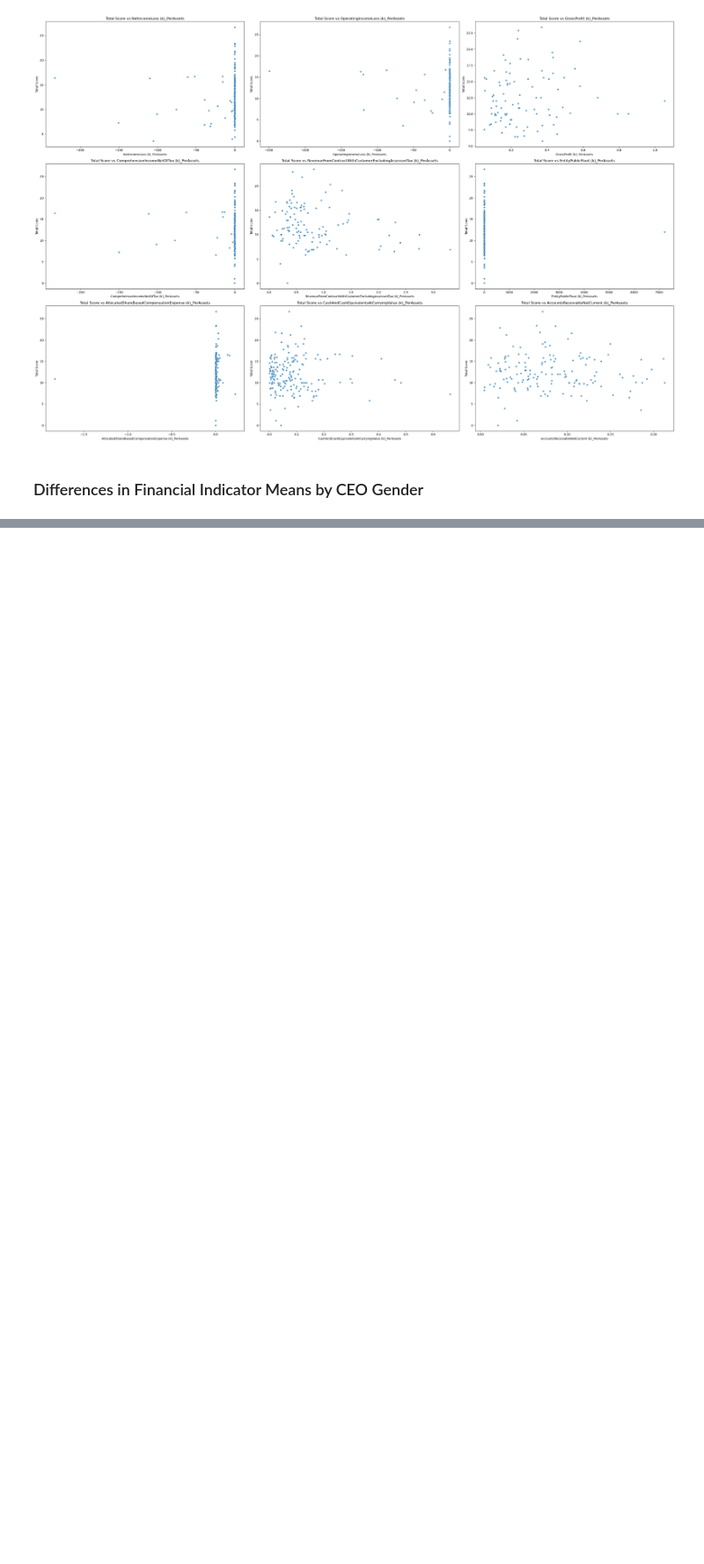
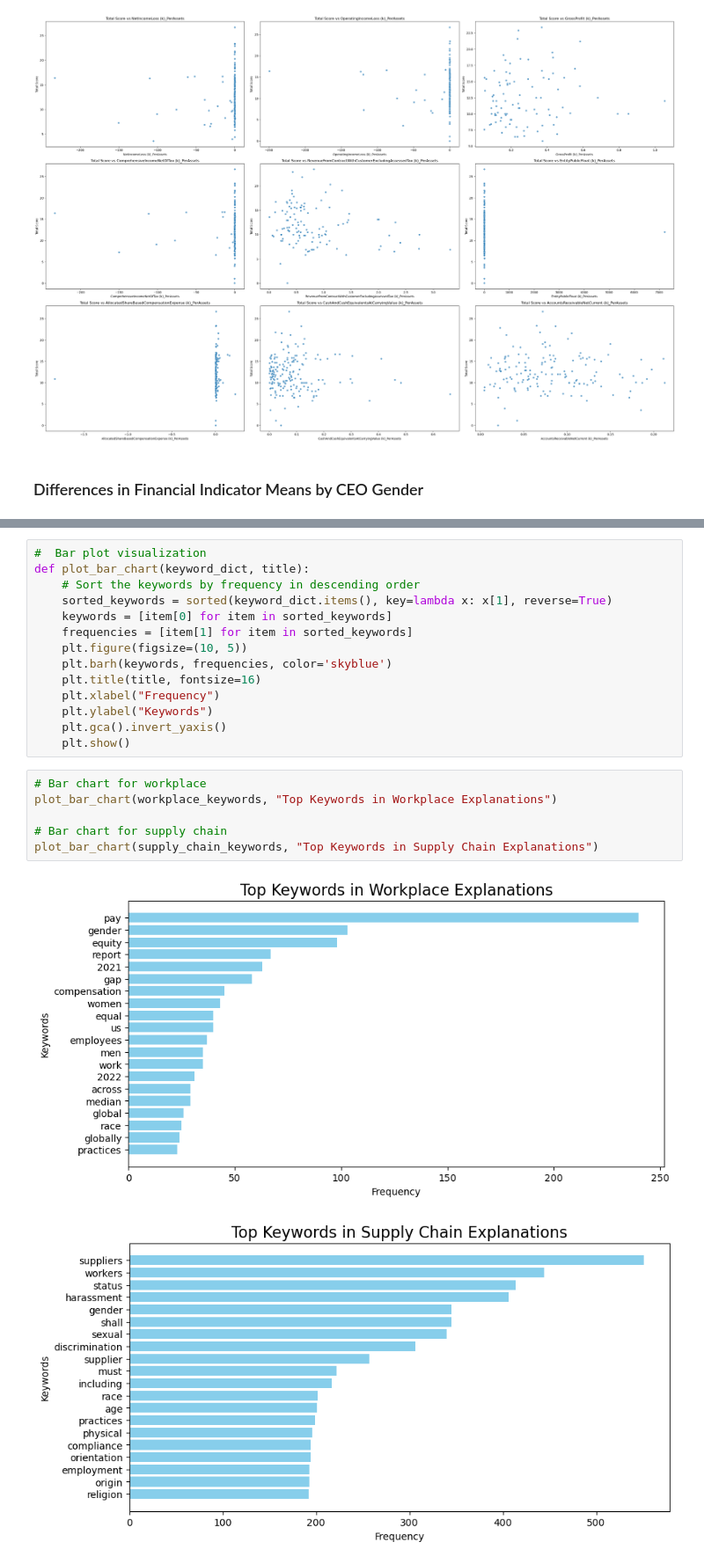
Before and after one commit to PENG-JY/InclusiveWorkplace_Study, a Jupyter notebook: technical-details/eda/main.ipynb, the cells around one changed output, grey strips where cells are left out. Shown at 88% size. Cells and saved outputs as stored; diff of their text form; blank space fills up the shorter version.

```diff
--- a/technical-details/eda/main.ipynb
+++ b/technical-details/eda/main.ipynb
@@ -226,0 +316,23 @@ plt.show()
+# %%
+#  Bar plot visualization
+def plot_bar_chart(keyword_dict, title):
+    # Sort the keywords by frequency in descending order
+    sorted_keywords = sorted(keyword_dict.items(), key=lambda x: x[1], reverse=True)
+    keywords = [item[0] for item in sorted_keywords]
+    frequencies = [item[1] for item in sorted_keywords]
+    plt.figure(figsize=(10, 5))
+    plt.barh(keywords, frequencies, color='skyblue')
+    plt.title(title, fontsize=16)
+    plt.xlabel("Frequency")
+    plt.ylabel("Keywords")
+    plt.gca().invert_yaxis()
+    plt.show()
+# %%
+# Bar chart for workplace
+plot_bar_chart(workplace_keywords, "Top Keywords in Workplace Explanations")
+
+# Bar chart for supply chain
+plot_bar_chart(supply_chain_keywords, "Top Keywords in Supply Chain Explanations")
+# %% [output]
+[figure, added]
+[figure, added]
```
Also changed, not shown: parts of 41 cells of this notebook, 4 other files.
